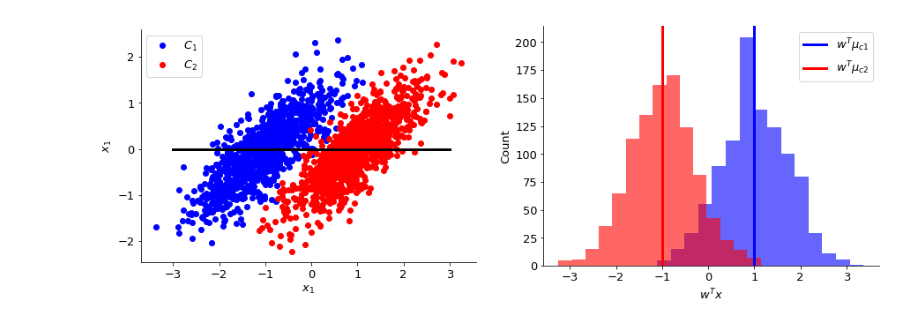
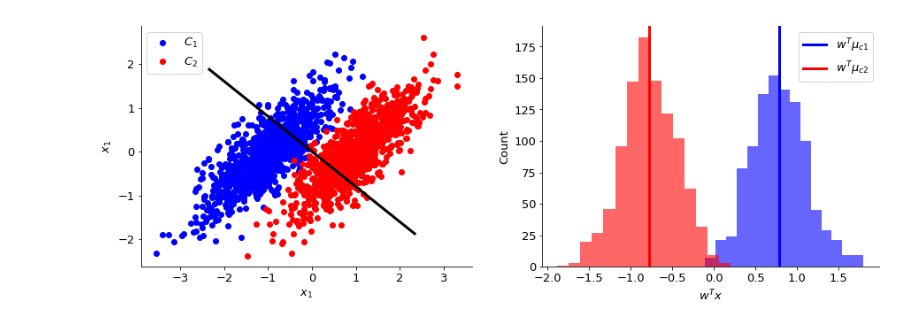
Before and after one commit to ala-laurila-lab/jupyter-notebooks, a Jupyter notebook: Classifiers.ipynb, the cells around one changed output. Cells and saved outputs as stored; diff of their text form; code cells hidden in the pictures.

```diff
--- a/Classifiers.ipynb
+++ b/Classifiers.ipynb
@@ -58,36 +58,36 @@ muC2 = np.array([1., 0.])
 covC2 = np.array([[var, cov],[cov, var]])
 
 XC1 = np.random.multivariate_normal(muC1, covC1, n)
 XC2 = np.random.multivariate_normal(muC2, covC2, n)
 X = np.vstack([XC1, XC2])
 y = np.vstack([-1*np.ones([n, 1]), 1*np.ones([n, 1])])
 
-w = muC1 - muC2  # maximizes the separation of the means
-#w = np.dot(np.linalg.inv(np.cov(XC1.T)+np.cov(XC2.T)), muC1 - muC2)  # Fisher LDA
+#w = muC1 - muC2  # maximizes the separation of the means
+w = np.dot(np.linalg.inv(np.cov(XC1.T)+np.cov(XC2.T)), muC1 - muC2)  # Fisher LDA
 w /= np.linalg.norm(w)
 z1 = np.dot(XC1, w)
 z2 = np.dot(XC2, w)
 
 fh = plt.figure(figsize=(15, 5))
 ah = fh.add_subplot(1, 2, 1)
 phC1 = ah.plot(XC1[:, 0], XC1[:, 1], 'o', color=cmap(0.)[0:3], label='$C_1$')
 phC2 = ah.plot(XC2[:, 0], XC2[:, 1], 'o', color=cmap(1.)[0:3], label='$C_2$')
 ah.plot([-3*w[0], 3*w[0]], [-3*w[1], 3*w[1]], 'k-', lw=3)
 plt.legend(handles=phC1+phC2)
 ah.set_aspect('equal')
 ah.set_xlabel('$x_1$')
 ah.set_ylabel('$x_1$')
 ah = fh.add_subplot(1, 2, 2)
 ah.hist(z1, 15, color=cmap(0.)[0:3], alpha=0.6)
 ah.hist(z2, 15, color=cmap(1.)[0:3], alpha=0.6)
 lhC1 = ah.axvline(x=np.dot(w.T, muC1), lw=3, color=cmap(0.)[0:3], label='$w^T\mu_{c1}$')
 lhC2 = ah.axvline(x=np.dot(w.T, muC2), lw=3, color=cmap(1.)[0:3], label='$w^T\mu_{c2}$')
 ah.set_xlabel('$w^Tx$')
 ah.set_ylabel('Count')
 plt.legend(handles=[lhC1, lhC2])
 plt.show()
 # %% [output]
-[figure, old version]
+[figure, new version]
 # %%
 muNoise = np.array([1., 1.])
 muX1, muX2 = np.meshgrid(np.linspace(1., 9, 18), np.linspace(1., 9, 18))
```
Also changed, not shown: parts of 5 cells of this notebook.
